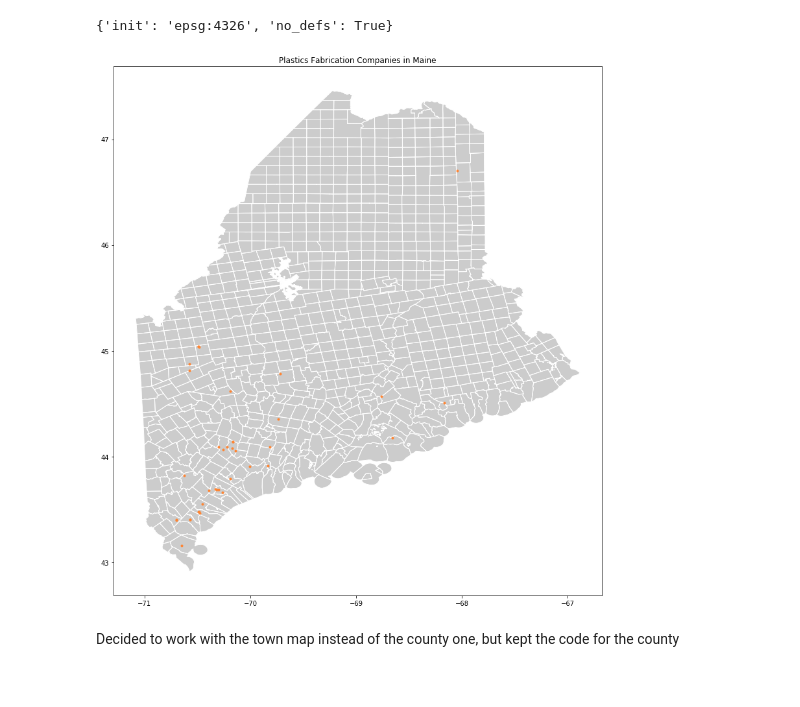
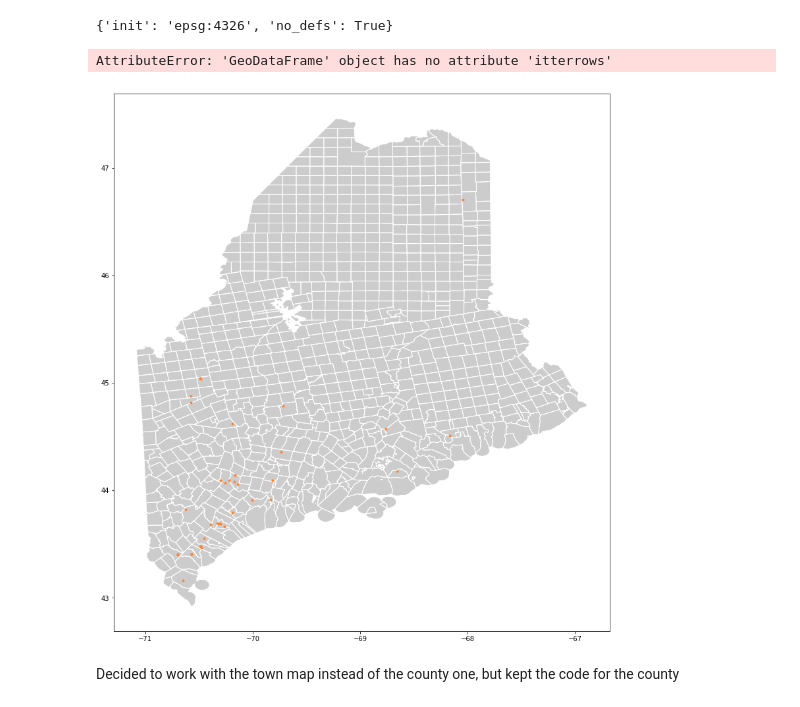
Before and after one commit to kcough/data-studio-projects, a Jupyter notebook: code/maine_landfills/notebooks/mapping_plastics_companies_wells.ipynb, the cells around one changed output. Saved outputs shown, nothing was run; the diff lists cells and outputs as text; code cells hidden in the pictures.

```diff
--- a/code/maine_landfills/notebooks/mapping_plastics_companies_wells.ipynb
+++ b/code/maine_landfills/notebooks/mapping_plastics_companies_wells.ipynb
@@ -133,13 +133,47 @@ towns.crs
 # towns = towns.to_crs(plastics_df.crs)
 # %%
 # towns.plot(figsize=(20,15), color='#808080', edgecolor='white')
-# %%
-ax = towns.plot(figsize=(20,15), color='#808080', edgecolor='white', alpha=0.4)
-plastics.plot(ax=ax, figsize=(20,10), markersize=3, color='#ff8533')
-plt.title('Plastics Fabrication Companies in Maine')
-plt.savefig('platics_companies_only.png')
-# %% [output]
-[figure, removed]
+# %%
+ax = towns.plot(figsize=(20,15), color='#808080', edgecolor='white', alpha=0.4)
+plastics.plot(ax=ax, figsize=(20,10), markersize=3, color='#ff8533')
+for row in towns.itterrows():
+    row['company'], row['latitude']
+plt.show()
+plt.title('Plastics Fabrication Companies in Maine')
+# plt.savefig('platics_companies_only.png')
+
+
+
+# for row in df.iterrows():, and then access the values with row['text'], row['x-coord']
+
+# y=[2.56422, 3.77284,3.52623,3.51468,3.02199]
+# z=[0.15, 0.3, 0.45, 0.6, 0.75]
+# n=[58,651,393,203,123]
+
+# fig, ax = plt.subplots()
+# ax.scatter(z, y)
+
+# for i, txt in enumerate(n):
+#     ax.annotate(txt, (z[i],y[i]))
+
+
+# c.plot()
+# for idx, row in c.iterrows():
+#     plt.annotate(s=row['NAME'], xy=row['coords'],
+#                  horizontalalignment='center')
+
+
+
+#     for i, row in most.iterrows():
+#     plt.annotate(row['city'],
+#                  xy=(row['x'], row['y']),
+#                  xytext=(row['x'] + 35000, row['y'] - 100000),
+#                  bbox=dict(boxstyle='round', color='k', fc='w', alpha=0.8),
+#                  xycoords='data')
+# plt.show()
+# %% [output]
+AttributeError: 'GeoDataFrame' object has no attribute 'itterrows'
+[figure, added]
 # %% [markdown]
 Decided to work with the town map instead of the county one, but kept the code for the county
 # %%
```
Also changed, not shown: parts of 21 cells of this notebook, 4 other files.
